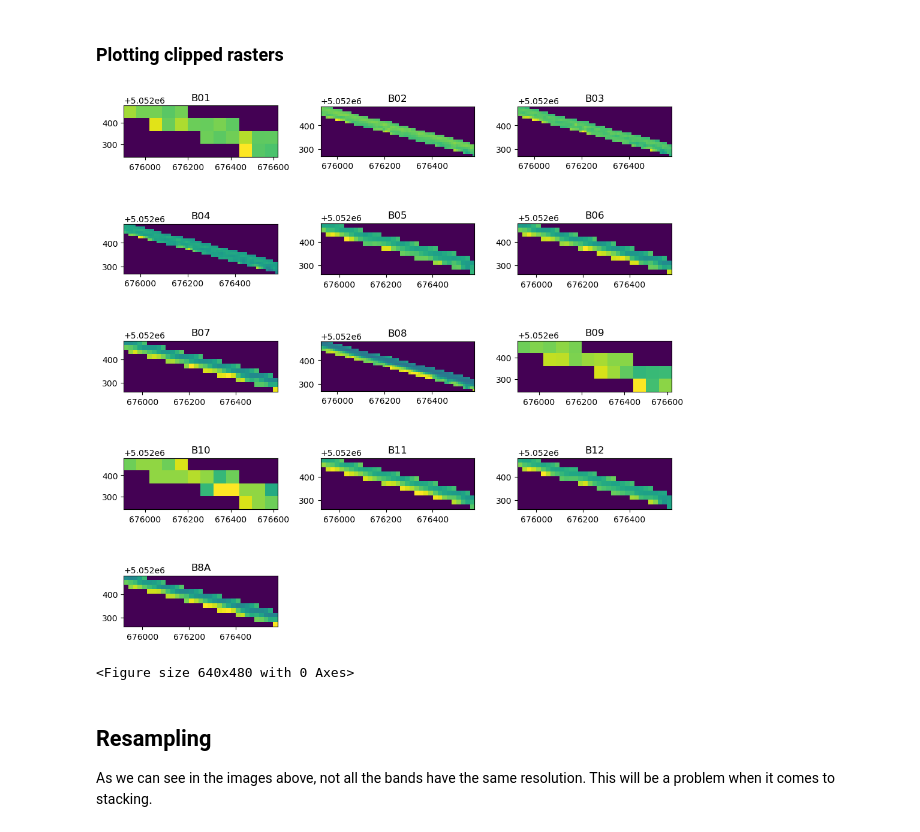
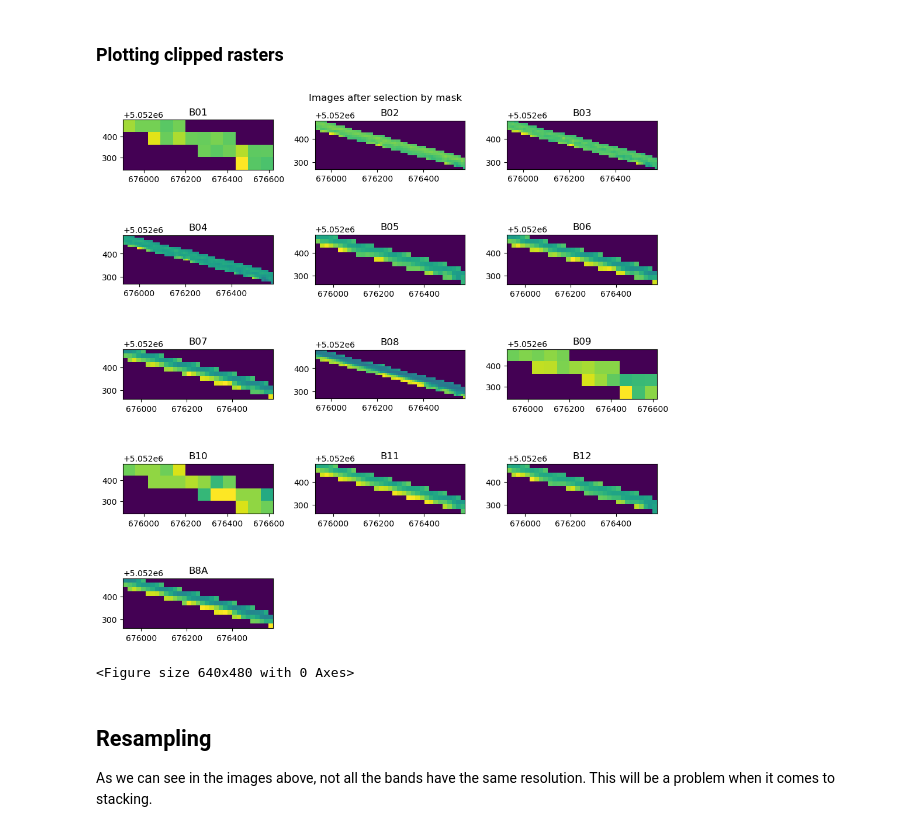
Before and after one commit to Dunckleosteus/MFE, a Jupyter notebook: request.ipynb, the cells around one changed output. Saved outputs shown, nothing was run; the diff lists cells and outputs as text; code cells hidden in the pictures.

```diff
--- a/request.ipynb
+++ b/request.ipynb
@@ -307,34 +307,35 @@ import rasterio as rio
 
 num_images = len(clipped_dict)
 num_columns = 3
 num_rows = -(-num_images // num_columns)  # Ceiling division to ensure all images are accommodated
 
 # Create subplots with specified number of rows and columns
 vertical_padding = 2
 fig, axs = plt.subplots(num_rows, num_columns, figsize=(10, vertical_padding*num_rows))
 
 # Flatten the axs array if it's not already flat
 if not isinstance(axs, (list, np.ndarray)):
     axs = [axs]
 
 # Plot each image
 for num, (key, value) in enumerate(clipped_dict.items()):
     src = rio.open(value)
     extent = [src.bounds[0], src.bounds[2], src.bounds[1], src.bounds[3]]
     row_index = num // num_columns
     col_index = num % num_columns
     axs[row_index, col_index].imshow(src.read(1), extent=extent)
     axs[row_index, col_index].set_title(key.split("_")[0])  # Optionally set title to image key
 
 for i in range(num_images, num_rows*num_columns):
     fig.delaxes(axs.flatten()[i])
 
 # Adjust layout
 fig.tight_layout()
+fig.suptitle("Images after selection by mask")
 plt.show()
 plt.savefig(os.path.join("plots", "snipped_bands_before_resize.png"))
 # %% [output]
-[figure, old version]
+[figure, new version]
 <Figure size 640x480 with 0 Axes>
 # %% [markdown]
 ## Resampling
```
Also changed, not shown: parts of 5 cells of this notebook, 2 other files.
